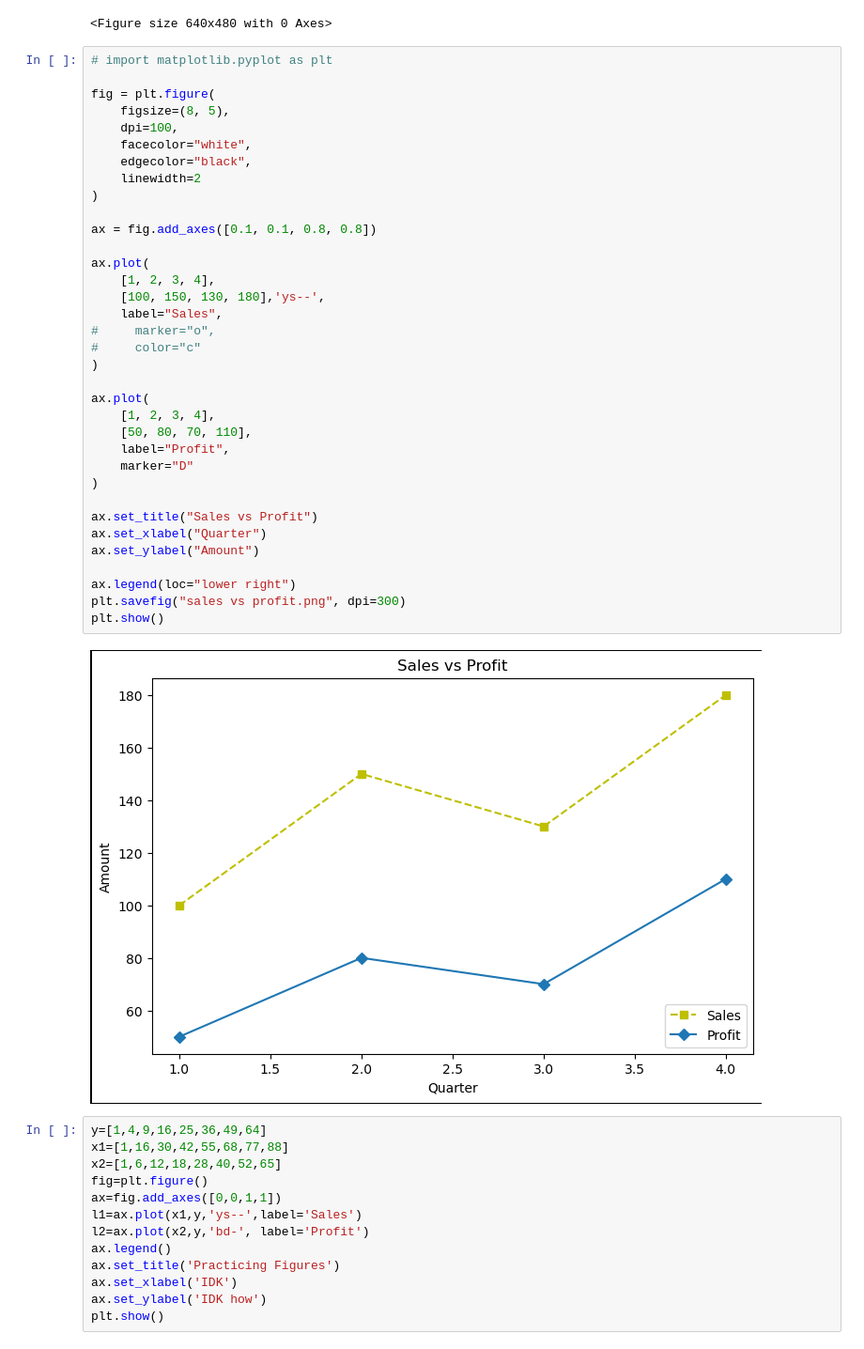
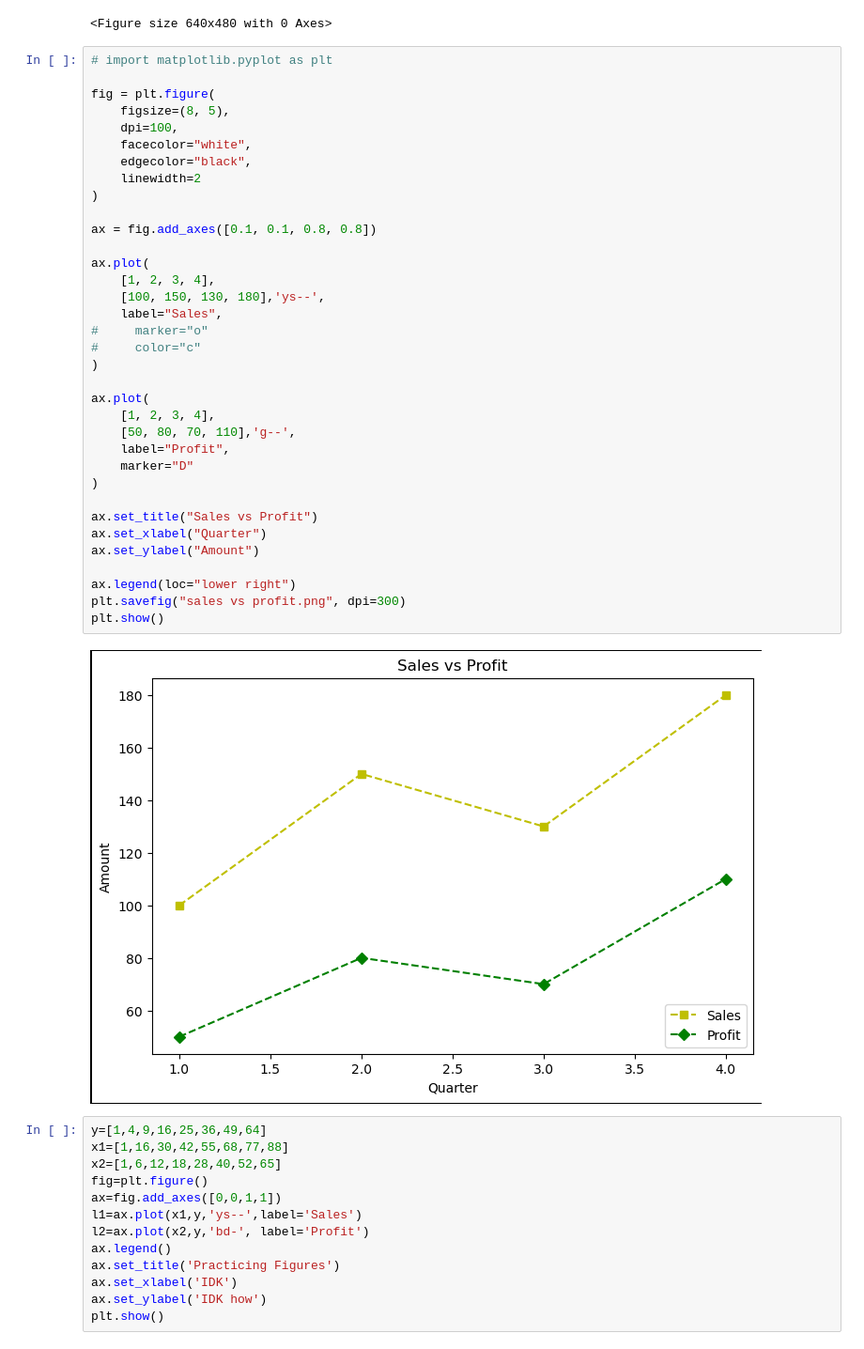
Before and after one commit to SyedSamiUllah1/Python_Practice, a Jupyter notebook: Book.ipynb, the cells around one changed output. Shown at 94% size. Drawn from its saved outputs; the diff is of its cells as text.

```diff
--- a/Book.ipynb
+++ b/Book.ipynb
@@ -2171,36 +2171,36 @@ fig = plt.figure(
     figsize=(8, 5),
     dpi=100,
     facecolor="white",
     edgecolor="black",
     linewidth=2
 )
 
 ax = fig.add_axes([0.1, 0.1, 0.8, 0.8])
 
 ax.plot(
     [1, 2, 3, 4],
     [100, 150, 130, 180],'ys--',
     label="Sales",
-#     marker="o",
+#     marker="o"
 #     color="c"
 )
 
 ax.plot(
     [1, 2, 3, 4],
-    [50, 80, 70, 110],
+    [50, 80, 70, 110],'g--',
     label="Profit",
     marker="D"
 )
 
 ax.set_title("Sales vs Profit")
 ax.set_xlabel("Quarter")
 ax.set_ylabel("Amount")
 
 ax.legend(loc="lower right")
 plt.savefig("sales vs profit.png", dpi=300)
 plt.show()
 # %% [output]
-[figure, old version]
+[figure, new version]
 # %%
 y=[1,4,9,16,25,36,49,64]
 x1=[1,16,30,42,55,68,77,88]
```
Also changed, not shown: parts of 12 cells of this notebook, 1 other file.
